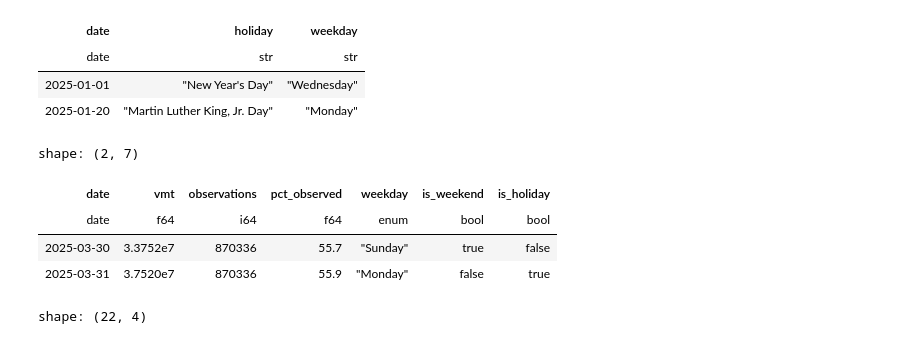
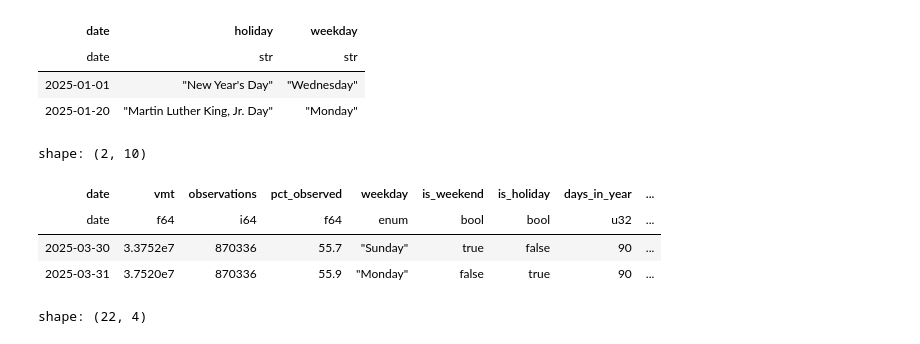
Before and after one commit to SANDAG/PeMS-VMT, a Jupyter notebook: notebook/generate_printout.ipynb, the cells around one changed output. Drawn from its saved outputs; the diff is of its cells as text; code cells hidden in the pictures.

```diff
--- a/notebook/generate_printout.ipynb
+++ b/notebook/generate_printout.ipynb
@@ -38,38 +40,42 @@ daily_vmt = (
     .sort("date")
     .with_columns(
         weekday=(
             pl.col("date").dt.weekday()
             .map_elements(
                 lambda x: {
                     1: "Monday",
                     2: "Tuesday",
                     3: "Wednesday",
                     4: "Thursday",
                     5: "Friday",
                     6: "Saturday",
                     7: "Sunday",
                 }.get(x),
                 return_dtype=pl.String,
             )
             .cast(
                 pl.Enum(
                     categories=["Monday", "Tuesday", "Wednesday", "Thursday", "Friday", "Saturday", "Sunday"]
                 )
             )
         )
     )
     .with_columns(
         is_weekend=pl.col("weekday").is_in(["Saturday", "Sunday"]),
         is_holiday=pl.col("date").is_in(pems_holidays["date"].to_list()),
+        days_in_year=( pl.col("date").len().over(pl.col("date").dt.year())),
+        expected_days_in_year=(365 + (pl.col("date").dt.is_leap_year().first().over(pl.col("date").dt.year()))),
     )
+    .with_columns(is_full_year=(pl.col("days_in_year") == pl.col("expected_days_in_year"))
+)
 )
 daily_vmt.tail(2)
 # %% [output]
-shape: (2, 7)
+shape: (2, 10)
-| date | vmt | observations | pct_observed | weekday | is_weekend | is_holiday |
-| date | f64 | i64 | f64 | enum | bool | bool |
-| 2025-03-30 | 3.3752e7 | 870336 | 55.7 | "Sunday" | true | false |
-| 2025-03-31 | 3.7520e7 | 870336 | 55.9 | "Monday" | false | true |
+| date | vmt | observations | pct_observed | weekday | is_weekend | is_holiday | days_in_year | ... |
+| date | f64 | i64 | f64 | enum | bool | bool | u32 | ... |
+| 2025-03-30 | 3.3752e7 | 870336 | 55.7 | "Sunday" | true | false | 90 | ... |
+| 2025-03-31 | 3.7520e7 | 870336 | 55.9 | "Monday" | false | true | 90 | ... |
 # %%
 annual_weekday_average_vmt = (
     daily_vmt
```
Also changed, not shown: parts of 7 cells of this notebook, 1 other file.
